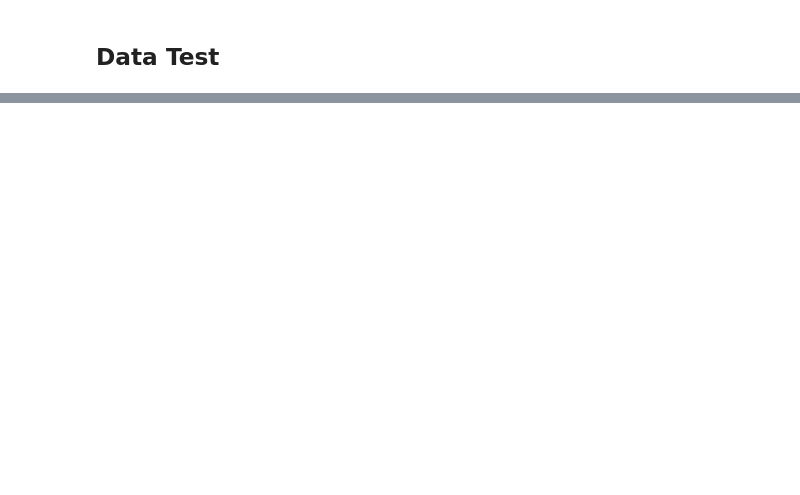
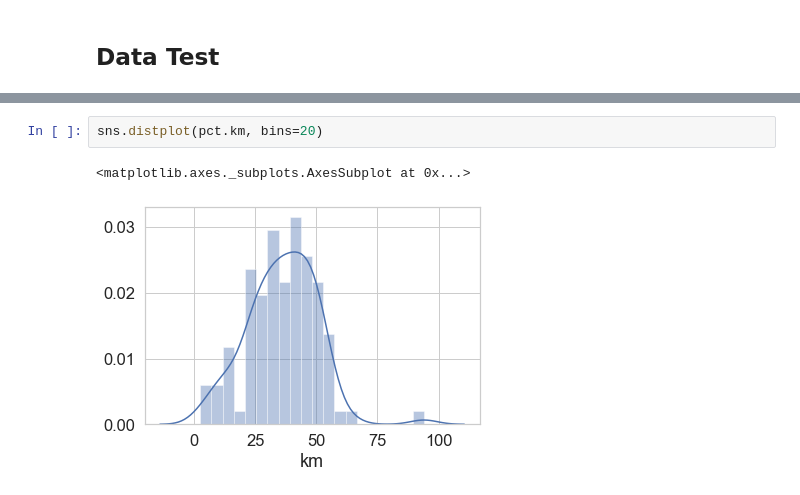
Before and after one commit to narner90/pct-2019, a Jupyter notebook: src/pct2019/notebooks/strava_test.ipynb, the cells around one changed output, grey strips where cells are left out. Drawn from its saved outputs; the diff is of its cells as text; blank space fills up the shorter version.

```diff
--- a/src/pct2019/notebooks/strava_test.ipynb
+++ b/src/pct2019/notebooks/strava_test.ipynb
@@ -115,0 +134,5 @@ plt.show()
+# %%
+sns.distplot(pct.km, bins=20)
+# %% [output]
+<matplotlib.axes._subplots.AxesSubplot at 0x...>
+[figure, added]
```
Also changed, not shown: parts of 8 cells of this notebook.
